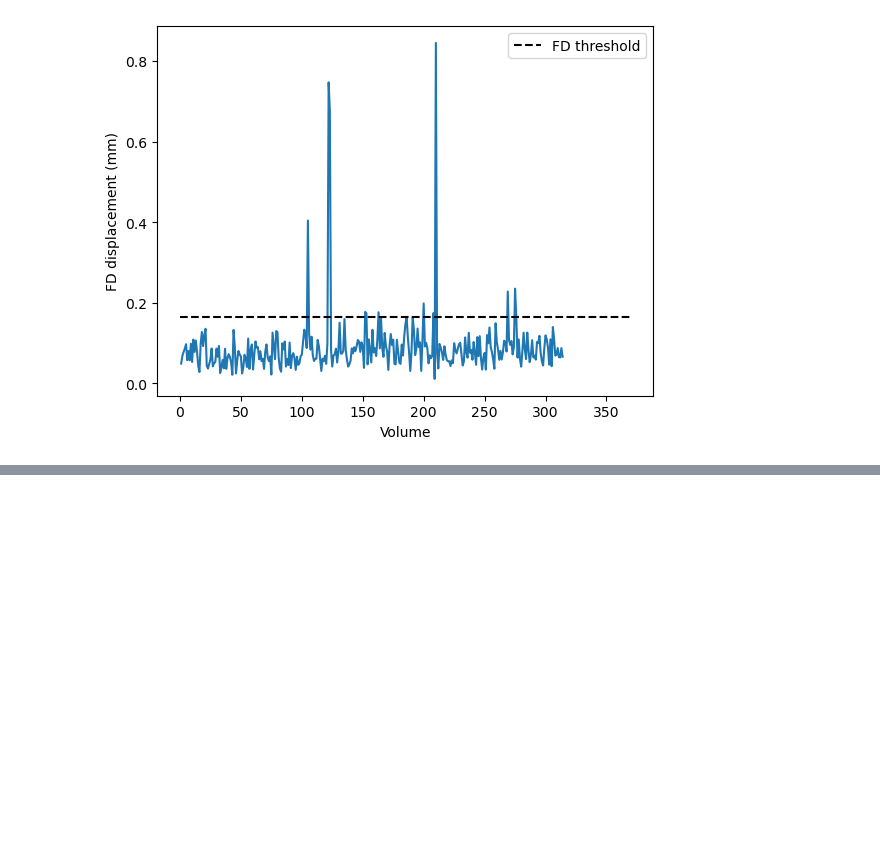
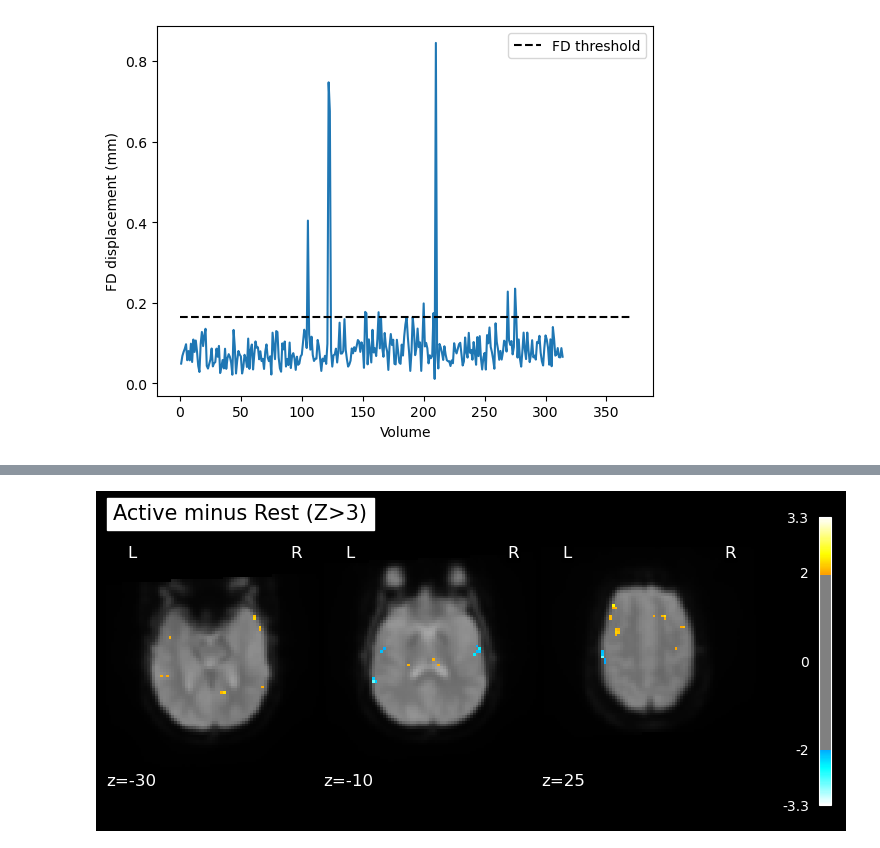
Before and after one commit to raph1258/NSSP, a Jupyter notebook: Project_MP1.ipynb, the cells around one changed output, grey strips where cells are left out. Cells and saved outputs as stored; diff of their text form; code cells hidden in the pictures; blank space fills up the shorter version.

```diff
--- a/Project_MP1.ipynb
+++ b/Project_MP1.ipynb
@@ -271,0 +308,15 @@ fmri_glm = fmri_glm.fit(fmri_img, events)
+# %%
+from nilearn.plotting import plot_stat_map
+from nilearn.image import mean_img
+import nibabel as nib
+z_map = fmri_glm.compute_contrast(active_minus_rest,
+                                  output_type='z_score')
+
+nib.save(z_map, 'z_map_uncorrected.nii.gz')
+mean_img_ = mean_img(fmri_img),
+plot_stat_map(z_map, bg_img=mean_img_[0], threshold=2.0,
+              display_mode='z', cut_coords=[-30,-10,25], black_bg=True,
+              title='Active minus Rest (Z>3)')
+plt.show()
+# %% [output]
+[figure, added]
```
Also changed, not shown: parts of 13 cells of this notebook.
